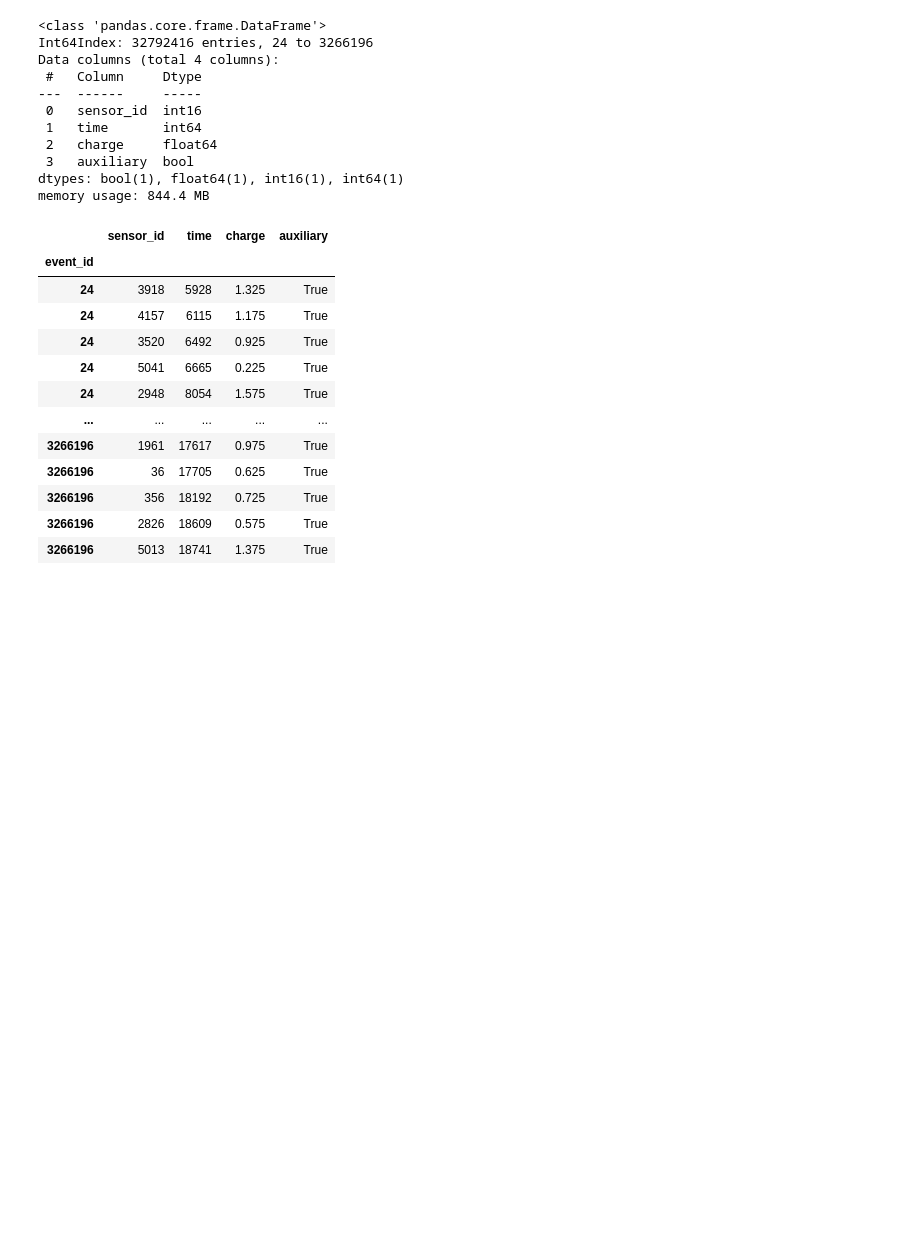
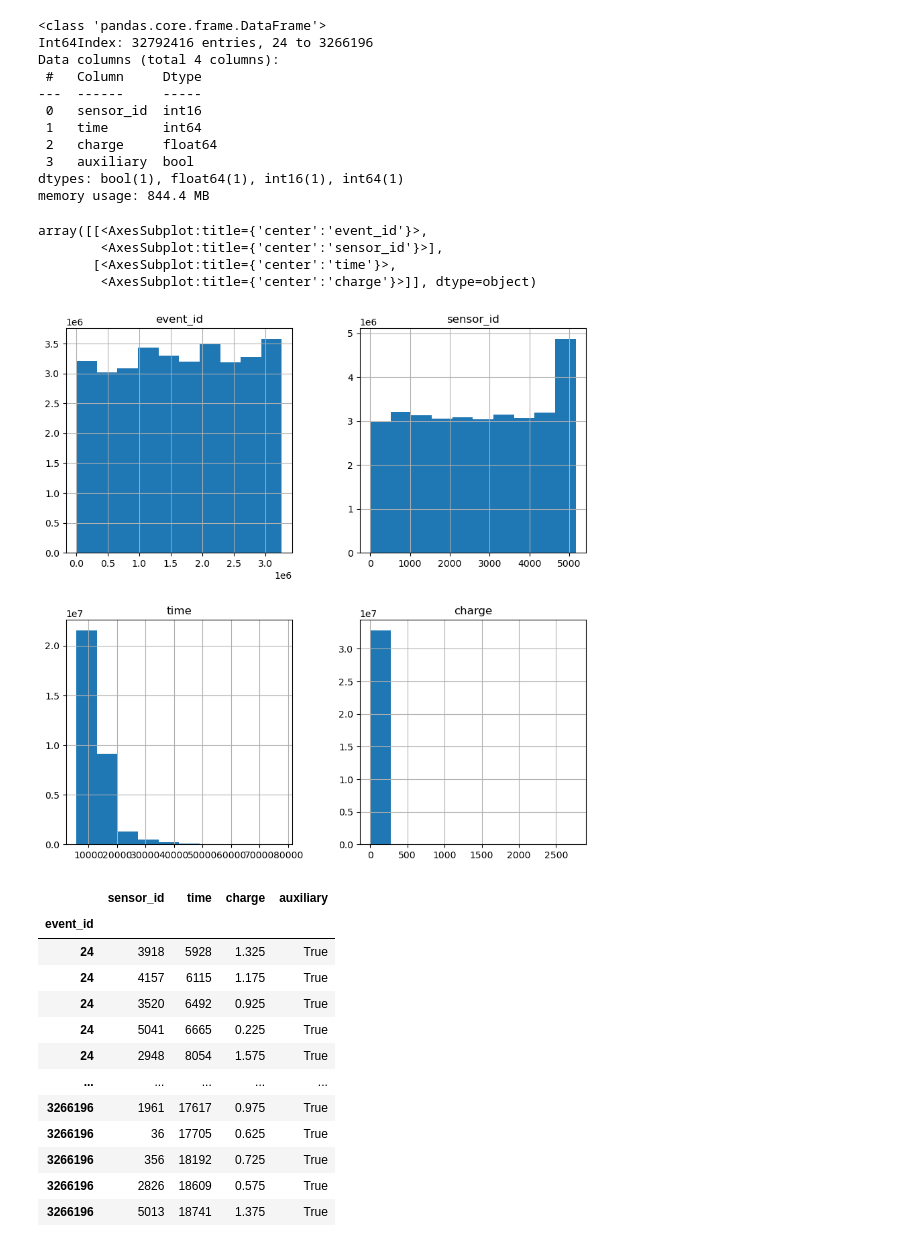
Before and after one commit to anjrew/Neutrino-Particle-Direction-Predictor, a Jupyter notebook: eda.ipynb, the cells around one changed output. Cells and saved outputs as stored; diff of their text form; code cells hidden in the pictures; blank space fills up the shorter version.

```diff
--- a/eda.ipynb
+++ b/eda.ipynb
@@ -88,6 +76,14 @@ Data columns (total 4 columns):
  3   auxiliary  bool
 dtypes: bool(1), float64(1), int16(1), int64(1)
 memory usage: 844.4 MB
+# %%
+batch_1_df.hist(bins=10, figsize=(10, 10))
+# %% [output]
+array([[<AxesSubplot:title={'center':'event_id'}>,
+        <AxesSubplot:title={'center':'sensor_id'}>],
+       [<AxesSubplot:title={'center':'time'}>,
+        <AxesSubplot:title={'center':'charge'}>]], dtype=object)
+[figure, added]
 # %%
 batch_1_df.reset_index().groupby('event_id')
 batch_1_df
```
Also changed, not shown: parts of 7 cells of this notebook, 5 other files.
